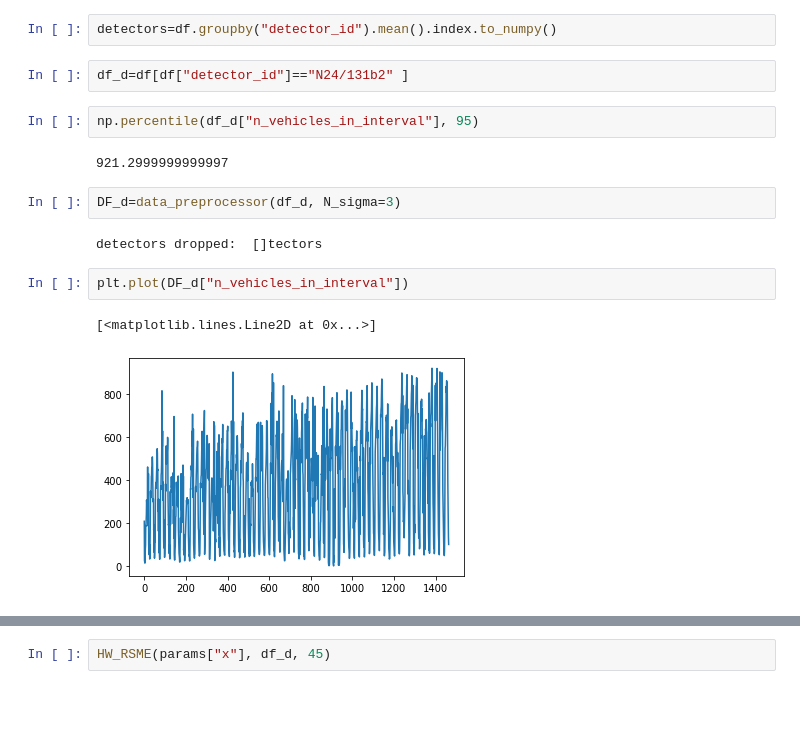
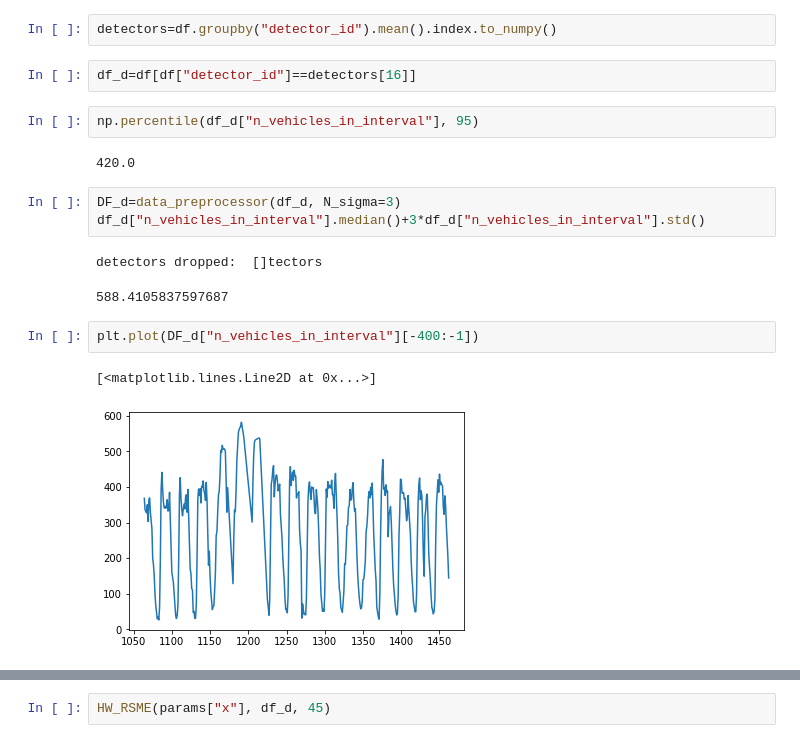
Before and after one commit to TeddyTW/SpatialScan, a Jupyter notebook: notebooks/Untitled.ipynb, the cells around one changed output, grey strips where cells are left out. Cells and saved outputs as stored; diff of their text form; blank space fills up the shorter version.

```diff
--- a/notebooks/Untitled.ipynb
+++ b/notebooks/Untitled.ipynb
@@ -29,17 +29,19 @@ df = pd.read_csv('ActonAprilJune.csv', index_col=False, infer_datetime_format=Tr
 # %%
 detectors=df.groupby("detector_id").mean().index.to_numpy()
 # %%
-df_d=df[df["detector_id"]=="N24/131b2" ]
+df_d=df[df["detector_id"]==detectors[16]]
 # %%
 np.percentile(df_d["n_vehicles_in_interval"], 95)
 # %% [output]
-921.2999999999997
+420.0
 # %%
 DF_d=data_preprocessor(df_d, N_sigma=3)
+df_d["n_vehicles_in_interval"].median()+3*df_d["n_vehicles_in_interval"].std()
 # %% [output]
 detectors dropped:  []tectors
+588.4105837597687
 # %%
-plt.plot(DF_d["n_vehicles_in_interval"])
+plt.plot(DF_d["n_vehicles_in_interval"][-400:-1])
 # %% [output]
 [<matplotlib.lines.Line2D at 0x...>]
-[figure, old version]
+[figure, new version]
```
Also changed, not shown: parts of 5 cells of this notebook, 2 other files.
